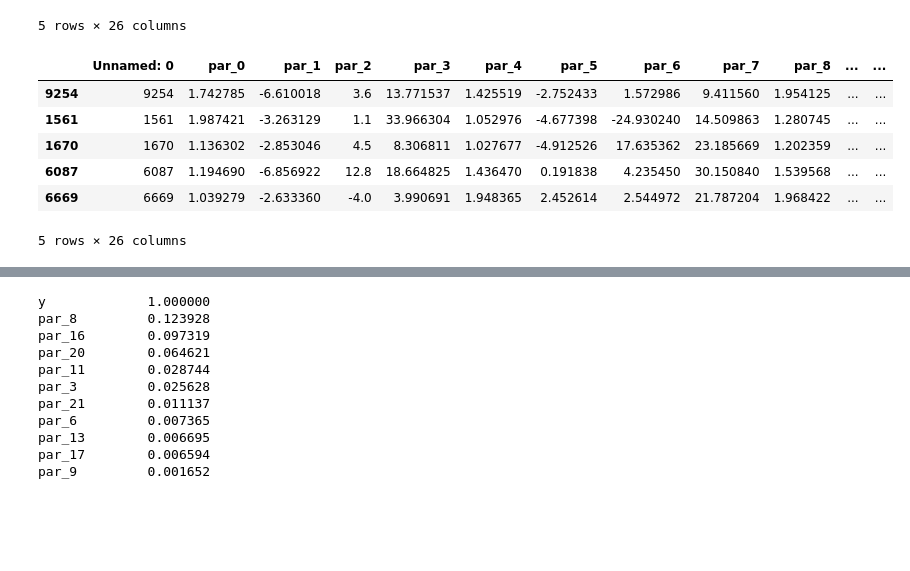
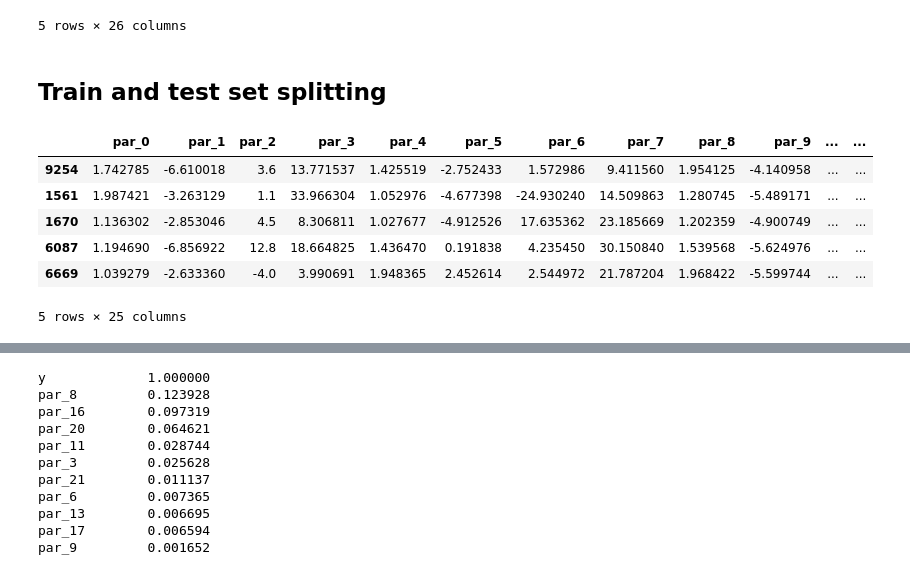
Before and after one commit to chinchay/machine_learning_project, a Jupyter notebook: runMe.ipynb, the cells around one changed output, grey strips where cells are left out. Cells and saved outputs as stored; diff of their text form; code cells hidden in the pictures; blank space fills up the shorter version.

```diff
--- a/runMe.ipynb
+++ b/runMe.ipynb
@@ -146,16 +175,19 @@ df.head()
 | 3 | 3 | 1.445916 | -7.557142 | -9.0 | 5.587049 | 1.205418 | -3.508260 | 5.016086 | 4.808192 | 1.389905 | ... | ... |
 | 4 | 4 | 1.727903 | -0.335196 | -6.9 | 5.001143 | 1.451378 | -2.122920 | 7.380049 | 0.763368 | 1.919107 | ... | ... |
 5 rows × 26 columns
+# %% [markdown]
+## Train and test set splitting
 # %%
 # Split data
 from sklearn.model_selection import train_test_split
+df = df.drop( "Unnamed: 0", axis=1 )
 df_train, df_test = train_test_split(df, test_size=0.2, random_state=42)
 df_train.head()
 # %% [output]
-|  | Unnamed: 0 | par_0 | par_1 | par_2 | par_3 | par_4 | par_5 | par_6 | par_7 | par_8 | ... | ... |
-| 9254 | 9254 | 1.742785 | -6.610018 | 3.6 | 13.771537 | 1.425519 | -2.752433 | 1.572986 | 9.411560 | 1.954125 | ... | ... |
-| 1561 | 1561 | 1.987421 | -3.263129 | 1.1 | 33.966304 | 1.052976 | -4.677398 | -24.930240 | 14.509863 | 1.280745 | ... | ... |
-| 1670 | 1670 | 1.136302 | -2.853046 | 4.5 | 8.306811 | 1.027677 | -4.912526 | 17.635362 | 23.185669 | 1.202359 | ... | ... |
-| 6087 | 6087 | 1.194690 | -6.856922 | 12.8 | 18.664825 | 1.436470 | 0.191838 | 4.235450 | 30.150840 | 1.539568 | ... | ... |
-| 6669 | 6669 | 1.039279 | -2.633360 | -4.0 | 3.990691 | 1.948365 | 2.452614 | 2.544972 | 21.787204 | 1.968422 | ... | ... |
+|  | par_0 | par_1 | par_2 | par_3 | par_4 | par_5 | par_6 | par_7 | par_8 | par_9 | ... | ... |
+| 9254 | 1.742785 | -6.610018 | 3.6 | 13.771537 | 1.425519 | -2.752433 | 1.572986 | 9.411560 | 1.954125 | -4.140958 | ... | ... |
+| 1561 | 1.987421 | -3.263129 | 1.1 | 33.966304 | 1.052976 | -4.677398 | -24.930240 | 14.509863 | 1.280745 | -5.489171 | ... | ... |
+| 1670 | 1.136302 | -2.853046 | 4.5 | 8.306811 | 1.027677 | -4.912526 | 17.635362 | 23.185669 | 1.202359 | -4.900749 | ... | ... |
+| 6087 | 1.194690 | -6.856922 | 12.8 | 18.664825 | 1.436470 | 0.191838 | 4.235450 | 30.150840 | 1.539568 | -5.624976 | ... | ... |
+| 6669 | 1.039279 | -2.633360 | -4.0 | 3.990691 | 1.948365 | 2.452614 | 2.544972 | 21.787204 | 1.968422 | -5.599744 | ... | ... |
-5 rows × 26 columns
+5 rows × 25 columns
```
Also changed, not shown: parts of 21 cells of this notebook, 5 other files.
